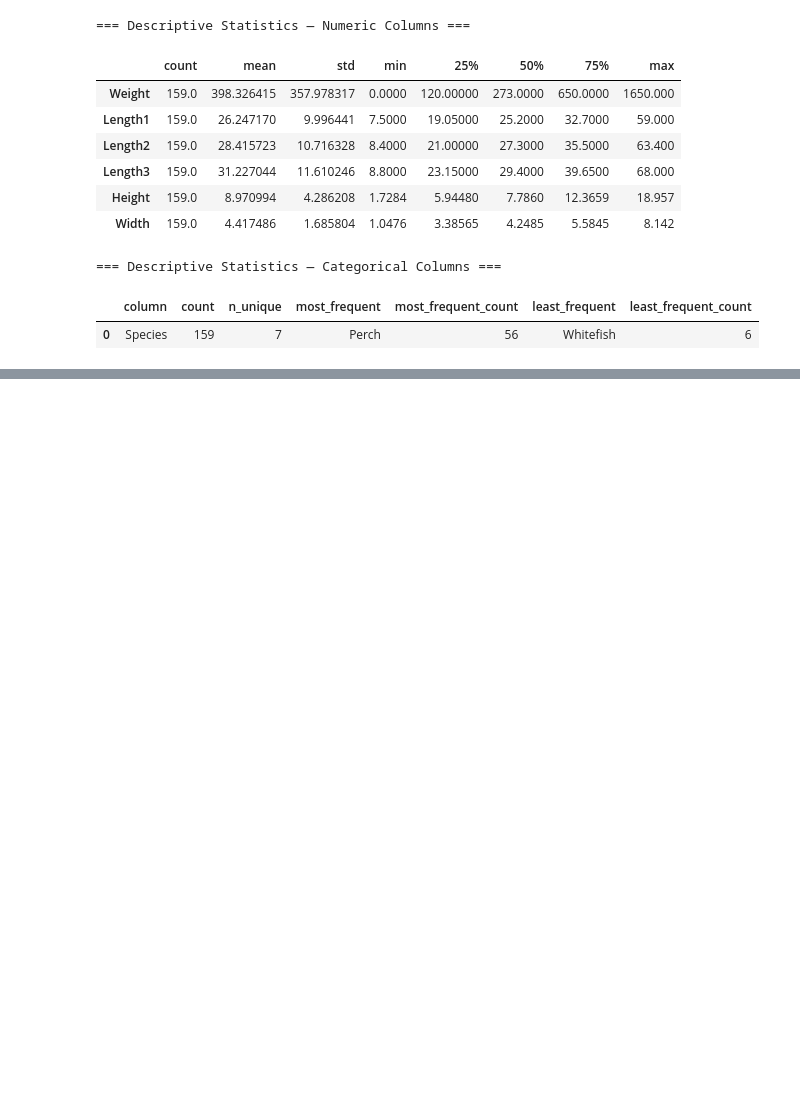
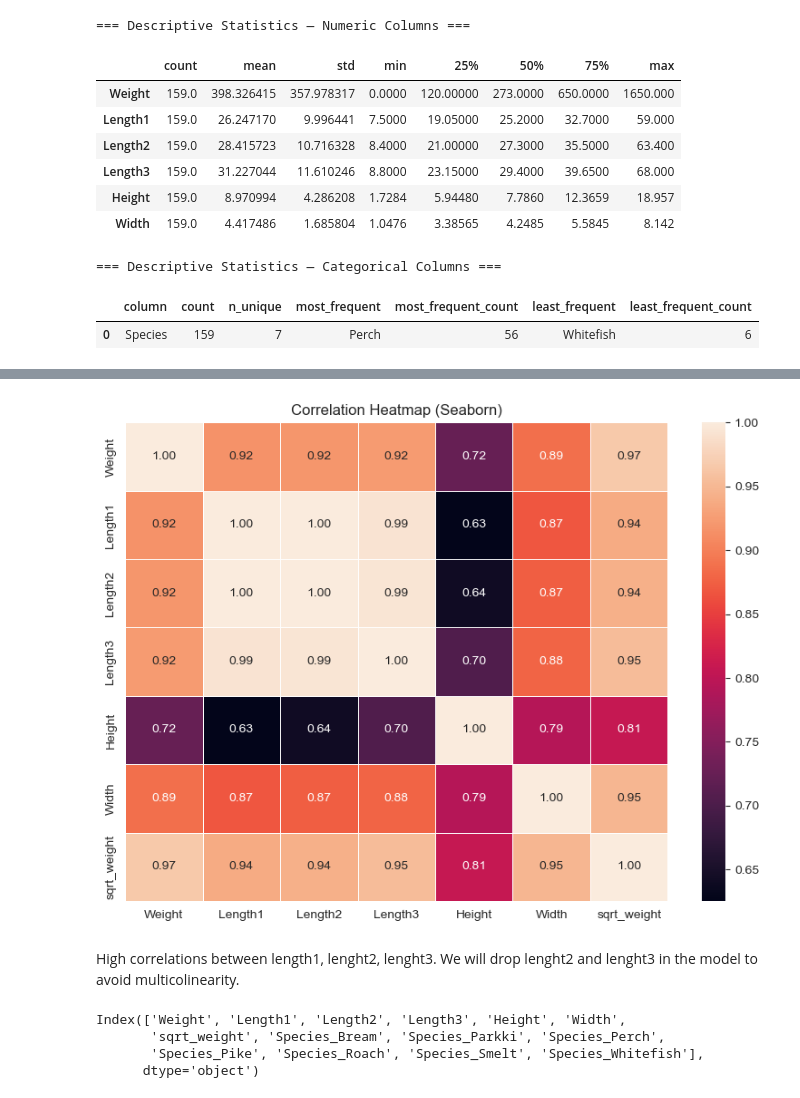
Before and after one commit to Titaniel3/ASDA_2025_Group_1_Portfolio_new, a Jupyter notebook: notebooks/week_07_group_1_notebook.ipynb, the cells around one changed output, grey strips where cells are left out. Saved outputs shown, nothing was run; the diff lists cells and outputs as text; code cells hidden in the pictures; blank space fills up the shorter version.

```diff
--- a/notebooks/week_07_group_1_notebook.ipynb
+++ b/notebooks/week_07_group_1_notebook.ipynb
@@ -139,0 +180,16 @@ cat_stats_df
+# %%
+### Colinearity of Variables
+
+# Compute correlation matrix
+corr = df.corr(numeric_only=True)
+
+# Plot using seaborn
+plt.figure(figsize=(8,6))
+sns.heatmap(corr, annot=True, fmt=".2f", linewidths=.5)
+plt.title("Correlation Heatmap (Seaborn)")
+plt.tight_layout()
+plt.show()
+# %% [output]
+[figure, added]
+# %% [markdown]
+High correlations between length1, lenght2, lenght3. We will drop lenght2 and lenght3 in the model to avoid multicolinearity.
@@ -139,0 +199,7 @@ cat_stats_df
+# %%
+df.columns
+# %% [output]
+Index(['Weight', 'Length1', 'Length2', 'Length3', 'Height', 'Width',
+       'sqrt_weight', 'Species_Bream', 'Species_Parkki', 'Species_Perch',
+       'Species_Pike', 'Species_Roach', 'Species_Smelt', 'Species_Whitefish'],
+      dtype='object')
```
Also changed, not shown: parts of 19 cells of this notebook.
